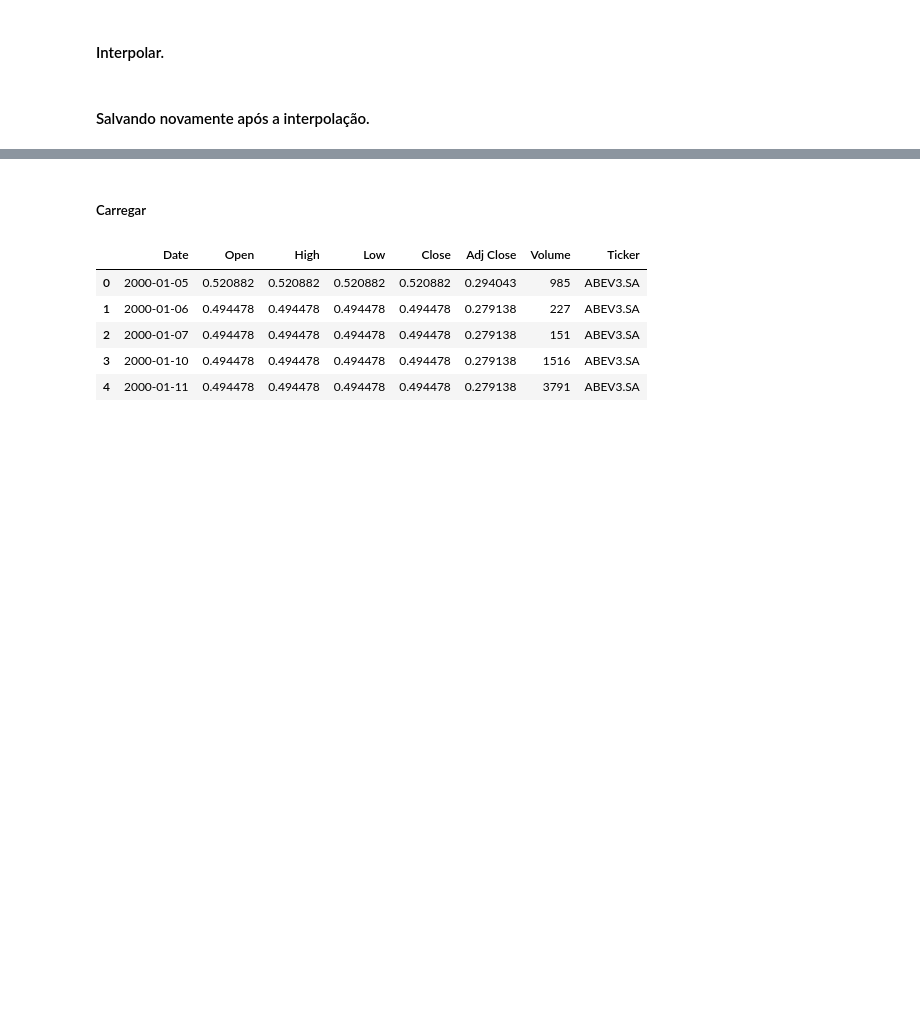
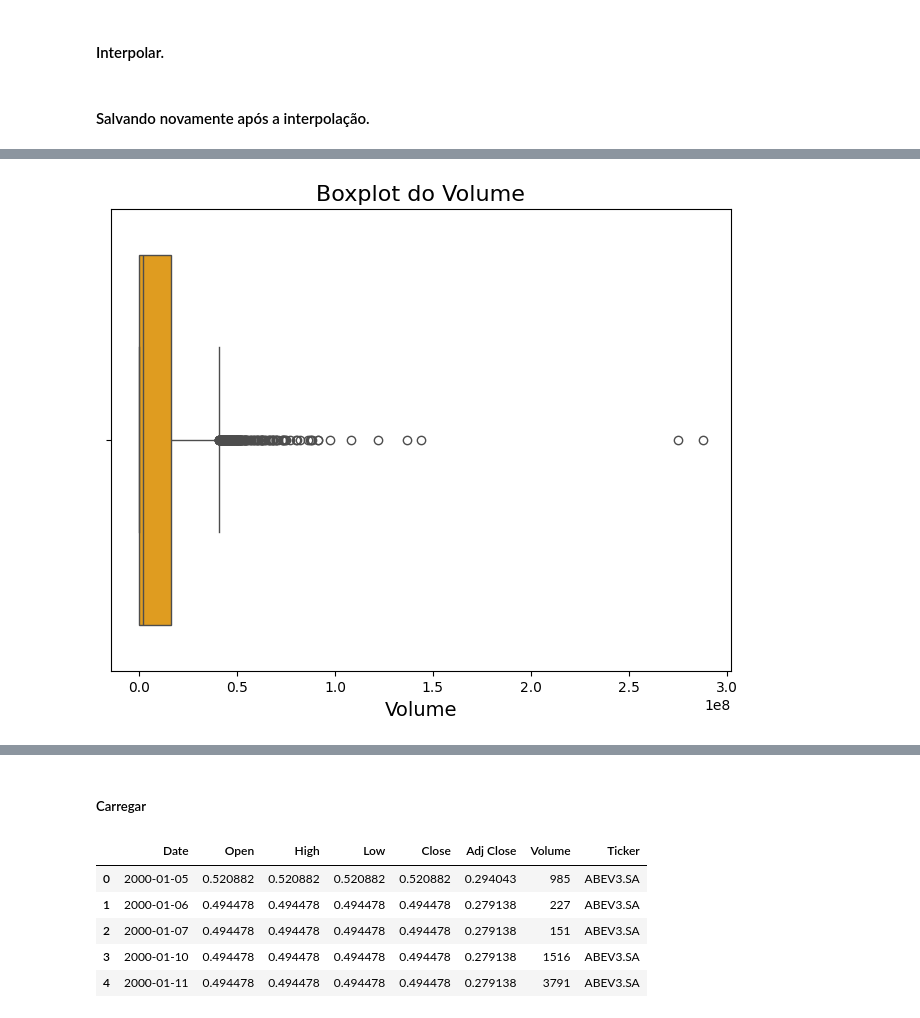
Before and after one commit to Bruno-Santana-Eco/TCC_Machine_learning, a Jupyter notebook: Coleta_Dados_Acoes.ipynb, the cells around one changed output, grey strips where cells are left out. Cells and saved outputs as stored; diff of their text form; code cells hidden in the pictures; blank space fills up the shorter version.

```diff
--- a/Coleta_Dados_Acoes.ipynb
+++ b/Coleta_Dados_Acoes.ipynb
@@ -468,0 +471,3 @@ all_data.to_excel("C:/Users/Samsung/Documents/GitHub-Datas/TCC_Machine_Learning/
+# %%
+Ambev = all_data[all_data['Ticker'] == 'ABEV3.SA'].reset_index(drop=True)
+Ambev.head()
@@ -468,0 +509,4 @@ all_data.to_excel("C:/Users/Samsung/Documents/GitHub-Datas/TCC_Machine_Learning/
+# %%
+# Remover linhas com Volume igual a 0 do DataFrame "Ambev"
+Ambev = Ambev[Ambev['Volume'] != 0]
+Ambev.head()
@@ -468,0 +677,8 @@ all_data.to_excel("C:/Users/Samsung/Documents/GitHub-Datas/TCC_Machine_Learning/
+# %%
+plt.figure(figsize=(8, 6))
+sns.boxplot(data=Ambev, x='Volume', color='orange')
+plt.title('Boxplot do Volume', fontsize=16)
+plt.xlabel('Volume', fontsize=14)
+plt.show()
+# %% [output]
+[figure, added]
```
Also changed, not shown: parts of 24 cells of this notebook, 1 other file.
